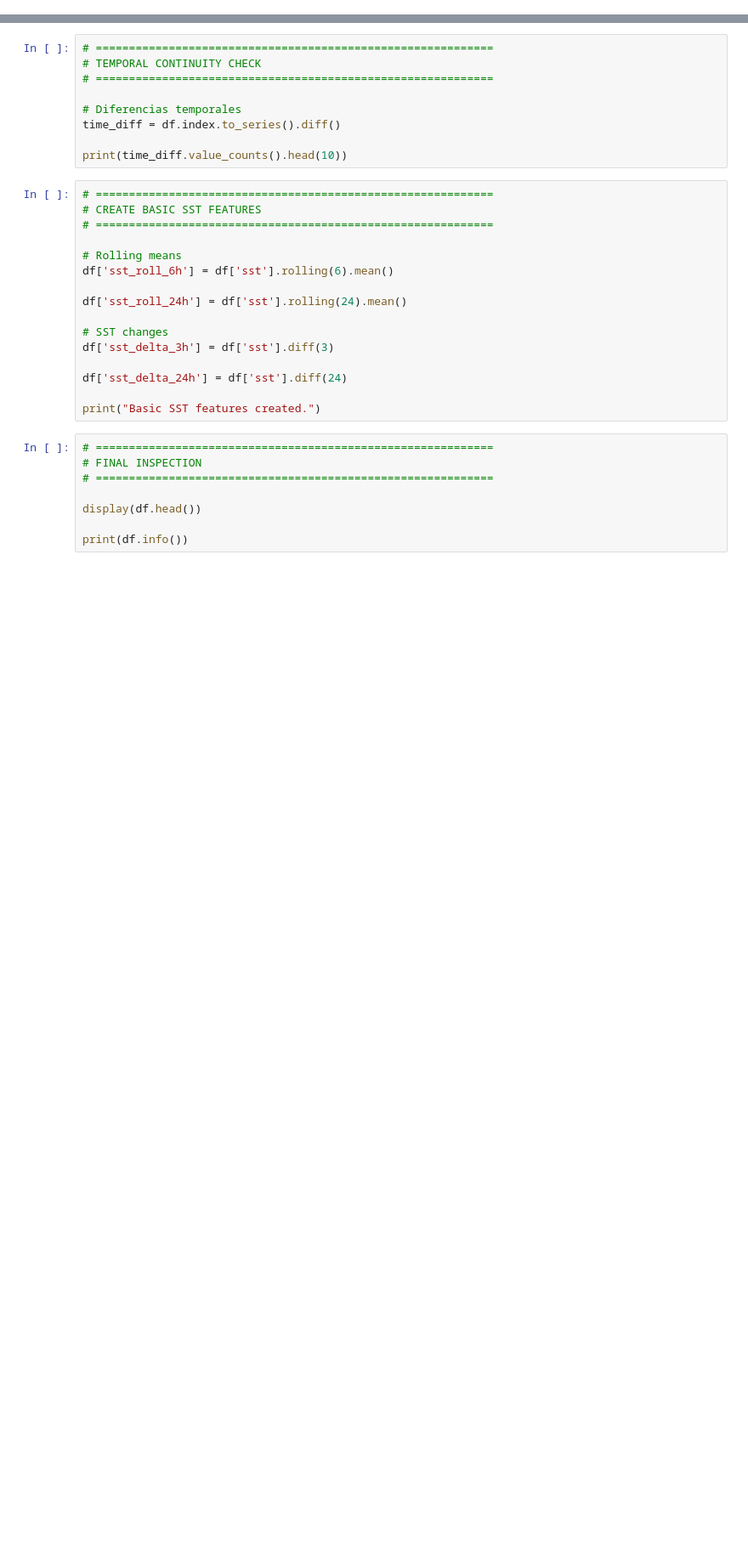
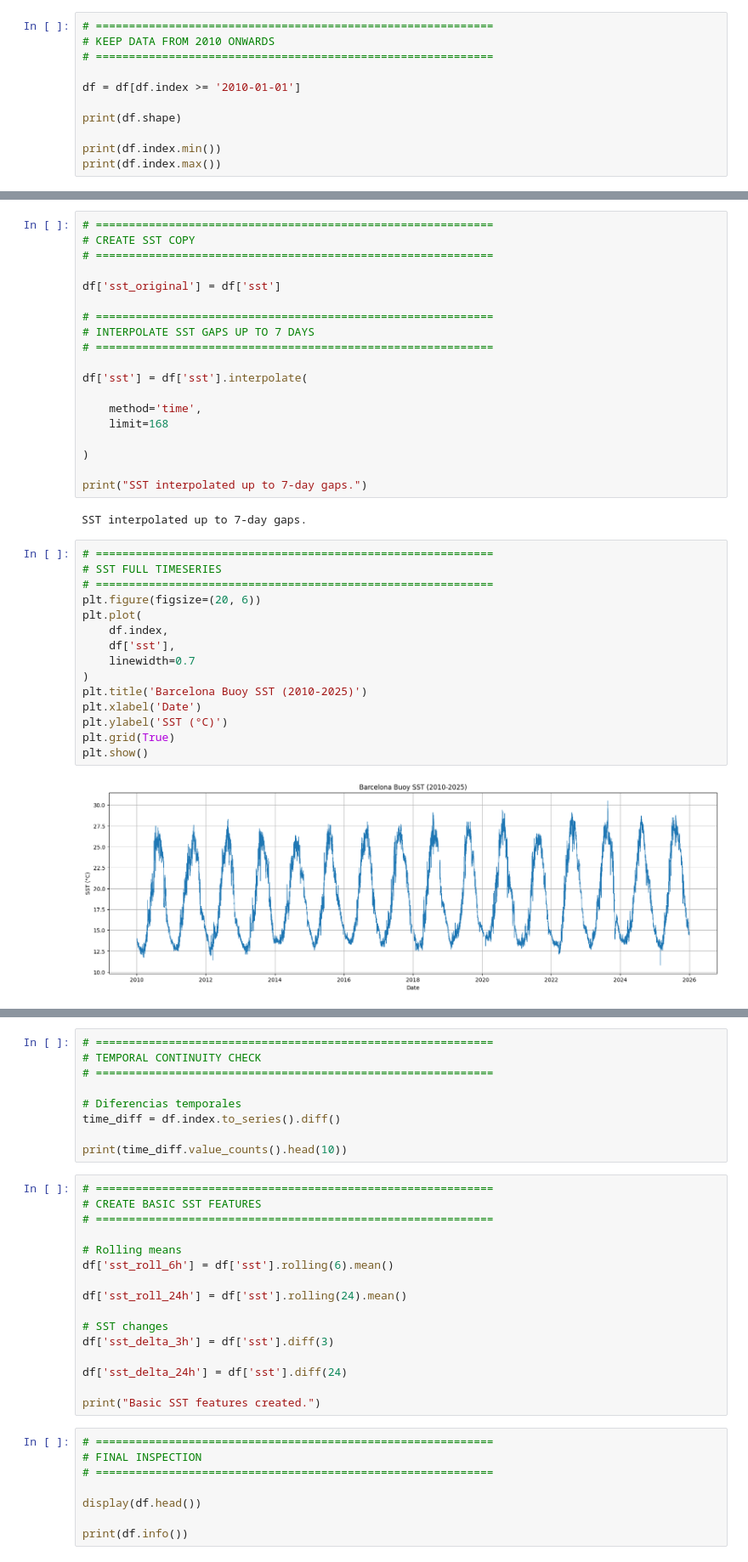
Before and after one commit to rogerloop/03_Especialitzacio, a Jupyter notebook: Project/thermal-wind-prediction/notebooks/01_Buoy_Data_Preprocessing.ipynb, the cells around one changed output, grey strips where cells are left out. Shown at 85% size. Cells and saved outputs as stored; diff of their text form; blank space fills up the shorter version.

```diff
--- a/Project/thermal-wind-prediction/notebooks/01_Buoy_Data_Preprocessing.ipynb
+++ b/Project/thermal-wind-prediction/notebooks/01_Buoy_Data_Preprocessing.ipynb
@@ -213,0 +461,11 @@ print("SST interpolation completed.")
+# %%
+# ============================================================
+# KEEP DATA FROM 2010 ONWARDS
+# ============================================================
+
+df = df[df.index >= '2010-01-01']
+
+print(df.shape)
+
+print(df.index.min())
+print(df.index.max())
@@ -213,0 +491,38 @@ print("SST interpolation completed.")
+# %%
+# ============================================================
+# CREATE SST COPY
+# ============================================================
+
+df['sst_original'] = df['sst']
+
+# ============================================================
+# INTERPOLATE SST GAPS UP TO 7 DAYS
+# ============================================================
+
+df['sst'] = df['sst'].interpolate(
+
+    method='time',
+    limit=168
+
+)
+
+print("SST interpolated up to 7-day gaps.")
+# %% [output]
+SST interpolated up to 7-day gaps.
+# %%
+# ============================================================
+# SST FULL TIMESERIES
+# ============================================================
+plt.figure(figsize=(20, 6))
+plt.plot(
+    df.index,
+    df['sst'],
+    linewidth=0.7
+)
+plt.title('Barcelona Buoy SST (2010-2025)')
+plt.xlabel('Date')
+plt.ylabel('SST (°C)')
+plt.grid(True)
+plt.show()
+# %% [output]
+[figure, added]
```
Also changed, not shown: parts of 36 cells of this notebook.
